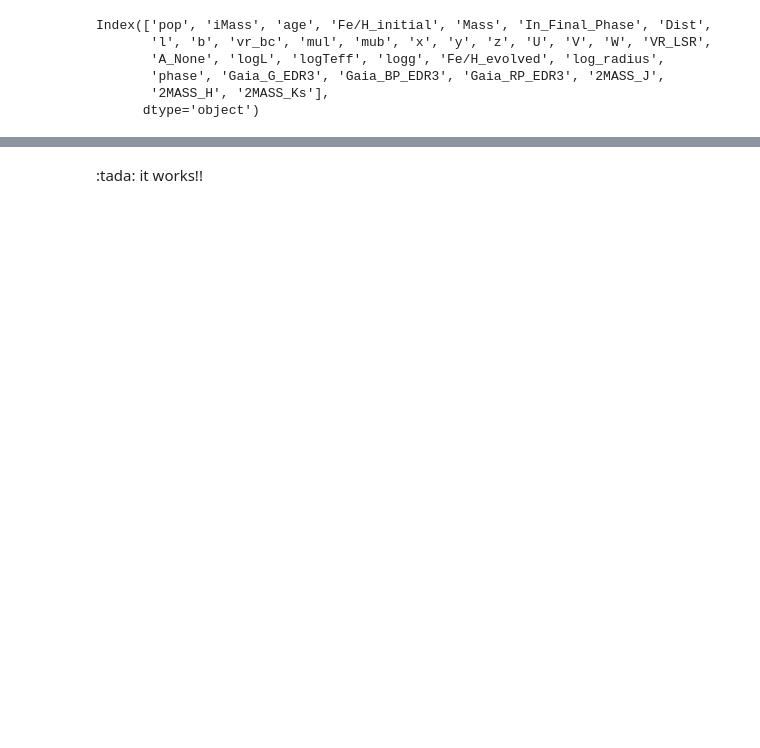
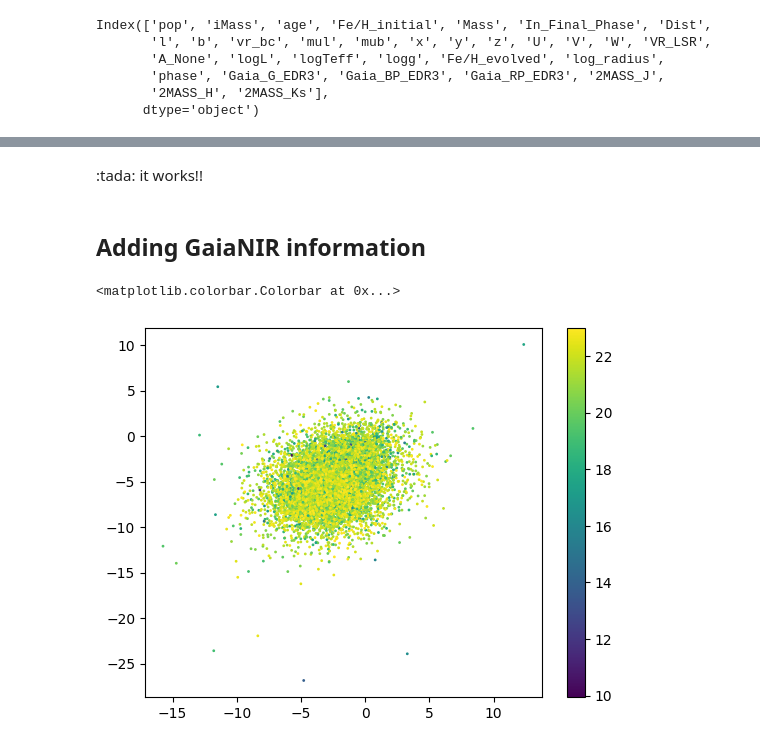
Before and after one commit to emilyhunt/gaianir-open-clusters, a Jupyter notebook: prototypes/synthpop/run_synthpop.ipynb, the cells around one changed output, grey strips where cells are left out. Cells and saved outputs as stored; diff of their text form; code cells hidden in the pictures; blank space fills up the shorter version.

```diff
--- a/prototypes/synthpop/run_synthpop.ipynb
+++ b/prototypes/synthpop/run_synthpop.ipynb
@@ -23,3 +45,6 @@ logger.stream_logger.setLevel(logging.ERROR)
 logger.debugger.setLevel(logging.ERROR)
 logger.create_info_section = dummy_func
 logger.create_info_subsection = dummy_func
+# %%
+bayestar_map = BayestarQuery(max_samples=1)
+zucker_map = DECaPSQueryLite(mean_only=True)
@@ -68,2 +129,8 @@ result['Fe/H_evolved'].hist()
-# %% [markdown]
-:tada: it works!!
+# %% [markdown]
+:tada: it works!!
+# %% [markdown]
+## Adding GaiaNIR information
+# %%
+result = model.process_location(
+    l_deg=10, b_deg=0, solid_angle=1 / 60**2, save_data=False
+)[0]
@@ -69,0 +254,6 @@ result['Fe/H_evolved'].hist()
+# %%
+plt.scatter(result['pmra'], result['pmdec'], c=result['N'], s=1)
+plt.colorbar()
+# %% [output]
+<matplotlib.colorbar.Colorbar at 0x...>
+[figure, added]
```
Also changed, not shown: parts of 16 cells of this notebook, 1 other file.
